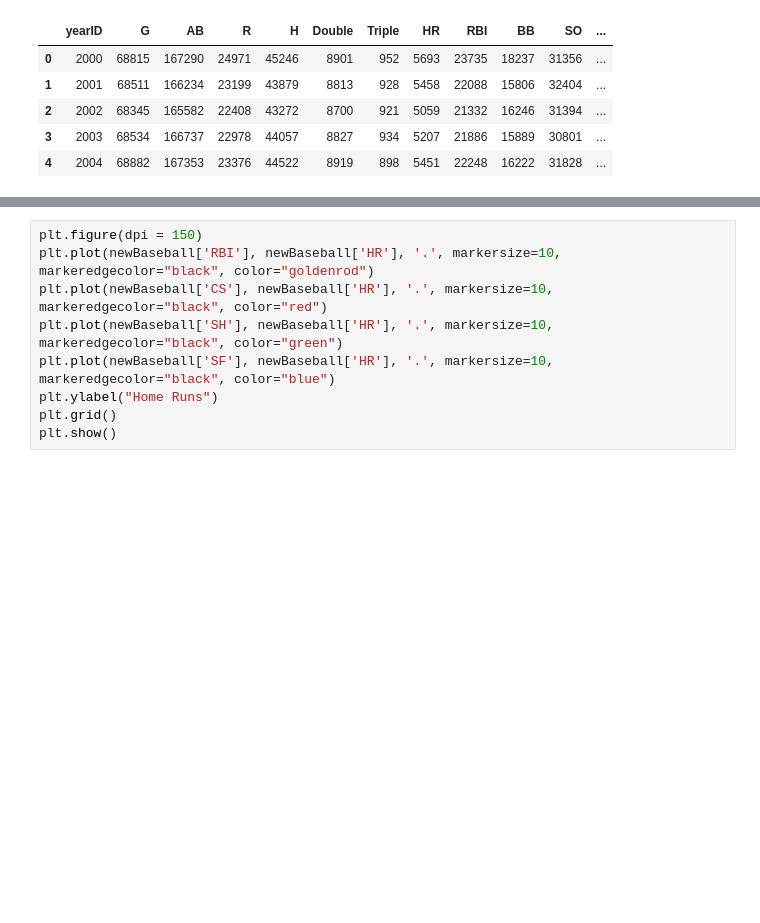
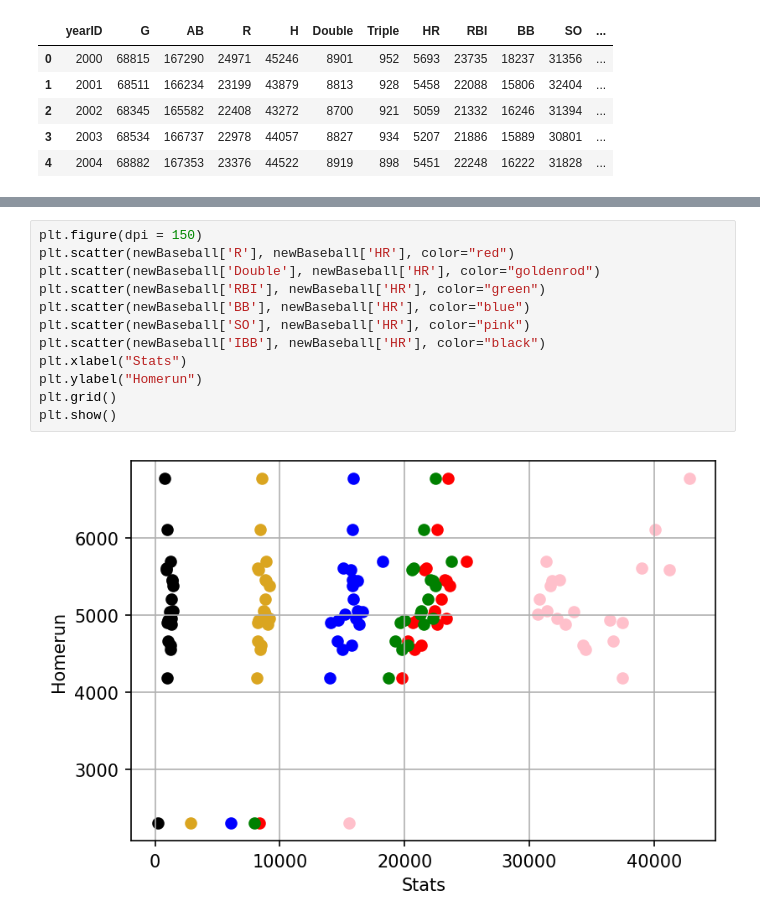
Before and after one commit to dswetlik/BaseballHRPrediction, a Jupyter notebook: BaseballReport.ipynb, the cells around one changed output, grey strips where cells are left out. Saved outputs shown, nothing was run; the diff lists cells and outputs as text; blank space fills up the shorter version.

```diff
--- a/BaseballReport.ipynb
+++ b/BaseballReport.ipynb
@@ -384,9 +386,14 @@ res.summary()
 # %%
 plt.figure(dpi = 150)
-plt.plot(newBaseball['RBI'], newBaseball['HR'], '.', markersize=10, markeredgecolor="black", color="goldenrod")
-plt.plot(newBaseball['CS'], newBaseball['HR'], '.', markersize=10, markeredgecolor="black", color="red")
-plt.plot(newBaseball['SH'], newBaseball['HR'], '.', markersize=10, markeredgecolor="black", color="green")
-plt.plot(newBaseball['SF'], newBaseball['HR'], '.', markersize=10, markeredgecolor="black", color="blue")
-plt.ylabel("Home Runs")
+plt.scatter(newBaseball['R'], newBaseball['HR'], color="red")
+plt.scatter(newBaseball['Double'], newBaseball['HR'], color="goldenrod")
+plt.scatter(newBaseball['RBI'], newBaseball['HR'], color="green")
+plt.scatter(newBaseball['BB'], newBaseball['HR'], color="blue")
+plt.scatter(newBaseball['SO'], newBaseball['HR'], color="pink")
+plt.scatter(newBaseball['IBB'], newBaseball['HR'], color="black")
+plt.xlabel("Stats")
+plt.ylabel("Homerun")
 plt.grid()
 plt.show()
+# %% [output]
+[figure, added]
```
Also changed, not shown: parts of 9 cells of this notebook.
